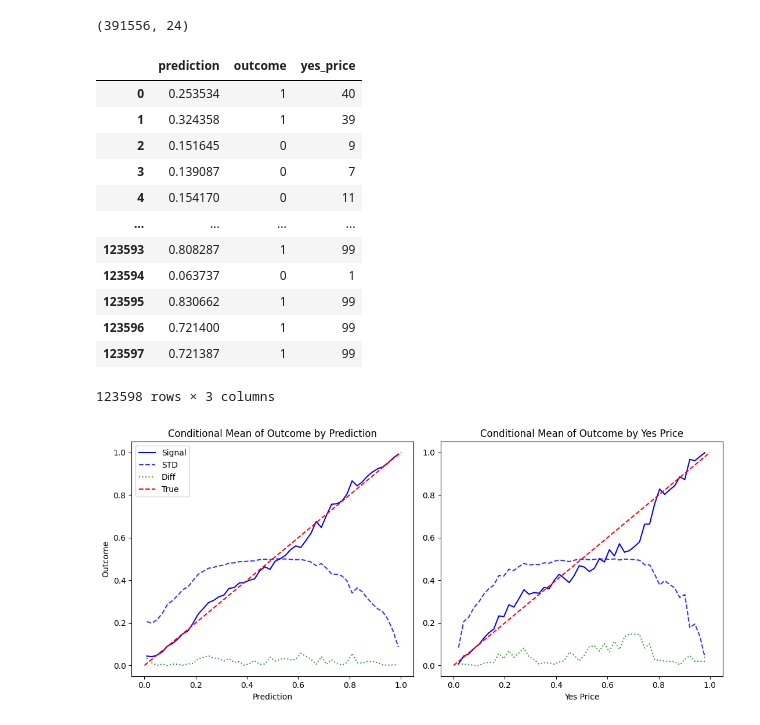
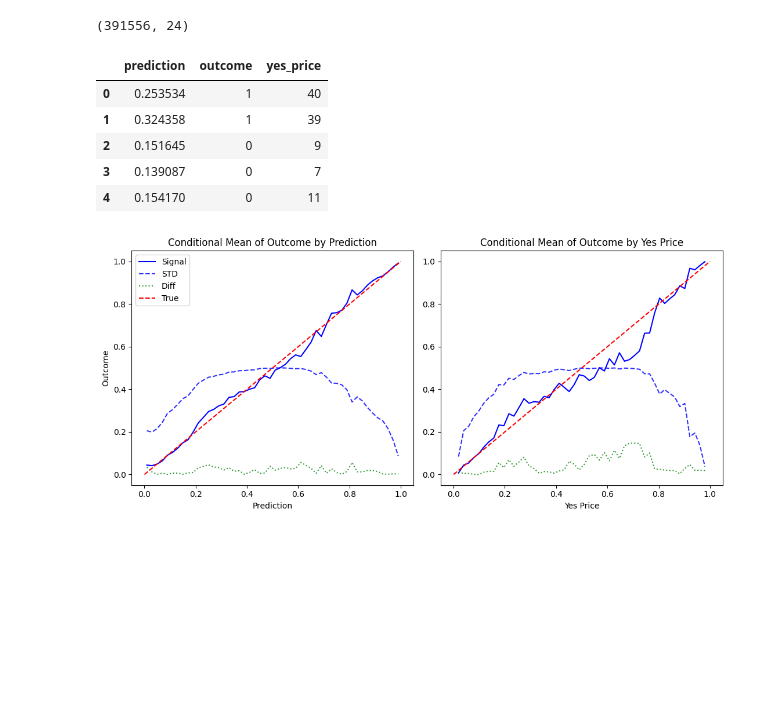
Before and after one commit to cpratim/Kalshi-Weather-Trading, a Jupyter notebook: research/curve.ipynb, the cells around one changed output. Cells and saved outputs as stored; diff of their text form; code cells hidden in the pictures; blank space fills up the shorter version.

```diff
--- a/research/curve.ipynb
+++ b/research/curve.ipynb
@@ -46,6 +46,8 @@ from sklearn.svm import SVC
 from sklearn.ensemble import RandomForestClassifier, GradientBoostingClassifier
 from sklearn.naive_bayes import GaussianNB
 from tqdm import tqdm
+from sklearn.preprocessing import StandardScaler, RobustScaler, MinMaxScaler
+
 
 features = [
     'kalshi_strike_delta',
@@ -61,42 +63,35 @@ test_size = 0.25
 dates = list(daily_df.keys())
 
 test_dates  = dates[-int(test_size * len(dates)):]
 train_dates = dates[:-int(test_size * len(dates))]
 
 train_df = pd.concat([daily_df[date] for date in train_dates])
 
 pred_df = {
     'prediction': [],
     'outcome': [],
     'yes_price': [],
 }
 
 for date in tqdm(test_dates):
     test_df = daily_df[date]
-    knn = KNeighborsClassifier(n_neighbors=125, weights='distance', p=3, n_jobs=-1)
+    knn = KNeighborsClassifier(n_neighbors=125, weights='distance', p=2)
     knn.fit(train_df[features], train_df["outcome"].values)
     pred_df['yes_price'].extend(test_df['yes_price'].values)
     prob = knn.predict_proba(test_df[features])[:, 1]
     pred_df['prediction'].extend(prob)
     pred_df['outcome'].extend(test_df["outcome"].values)
     train_df = pd.concat([train_df, test_df])
 
 pred_df = pd.DataFrame(pred_df)
-pred_df
+pred_df.head()
 # %% [output]
 |  | prediction | outcome | yes_price |
 | 0 | 0.253534 | 1 | 40 |
 | 1 | 0.324358 | 1 | 39 |
 | 2 | 0.151645 | 0 | 9 |
 | 3 | 0.139087 | 0 | 7 |
 | 4 | 0.154170 | 0 | 11 |
-| ... | ... | ... | ... |
-| 123593 | 0.808287 | 1 | 99 |
-| 123594 | 0.063737 | 0 | 1 |
-| 123595 | 0.830662 | 1 | 99 |
-| 123596 | 0.721400 | 1 | 99 |
-| 123597 | 0.721387 | 1 | 99 |
-123598 rows × 3 columns
 # %%
 n_buckets = 50
 
```
Also changed, not shown: 39 other files.
